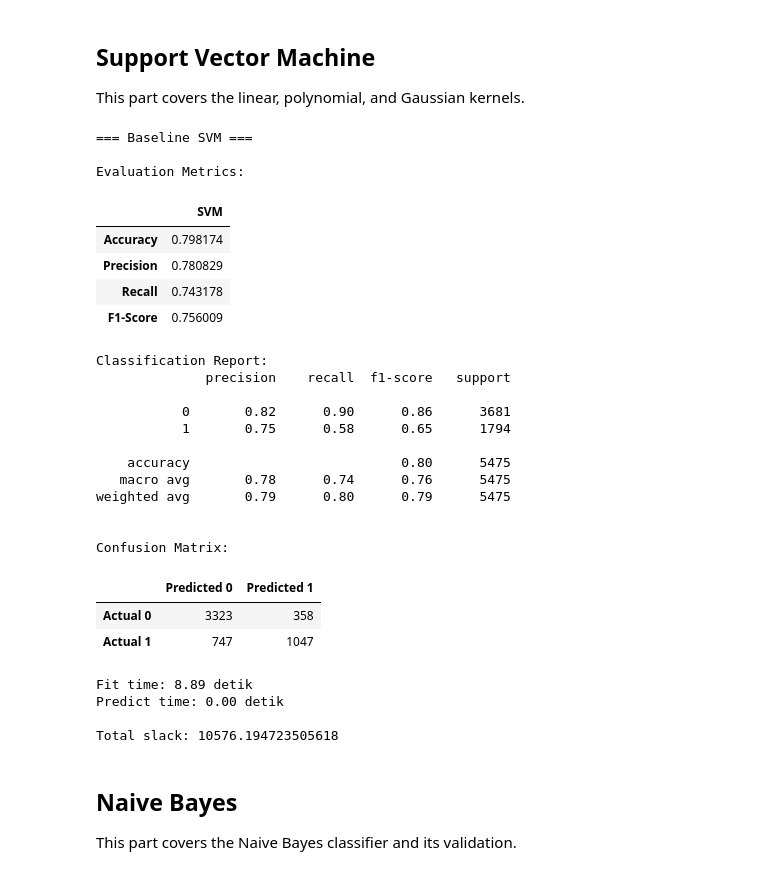
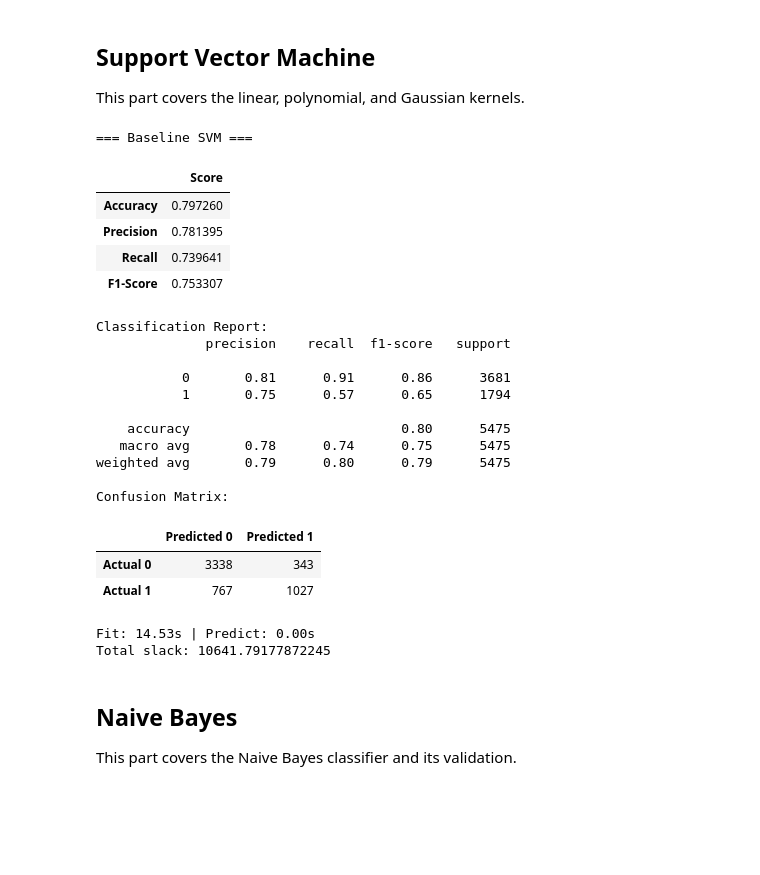
Before and after one commit to EliWidjojo/IF3170_G28_HaalinghamJayaAO3, a Jupyter notebook: notebooks/Notebook Tugas Besar 2 IF3170 Inteligensi Artifisial 2026-2027..ipynb, the cells around one changed output. Cells and saved outputs as stored; diff of their text form; code cells hidden in the pictures; blank space fills up the shorter version.

```diff
--- a/notebooks/Notebook Tugas Besar 2 IF3170 Inteligensi Artifisial 2026-2027..ipynb
+++ b/notebooks/Notebook Tugas Besar 2 IF3170 Inteligensi Artifisial 2026-2027..ipynb
@@ -1507,9 +1234,7 @@ The target is `is_canceled`. The models here are implemented from scratch, with
 model_data = {
     "KNN": (X_train_scaled, X_val_scaled, X_test_scaled),
     "CART": (X_train_unscaled, X_val_unscaled, X_test_unscaled),
-    "Logistic Regression": (
-        X_train_scaled, X_val_scaled, X_test_scaled
-    ),
+    "Logistic Regression": (X_train_scaled, X_val_scaled, X_test_scaled),
     "SVM": (X_train_scaled, X_val_scaled, X_test_scaled),
     "Naive Bayes": (X_train_nb, X_val_nb, X_test_nb)
 }
@@ -1517,32 +1242,11 @@ model_data = {
 y_train_arr = np.asarray(y_train).ravel()
 y_val_arr = np.asarray(y_val).ravel()
 
-assert len(y_train_arr) == 21898
-assert len(y_val_arr) == 5475
-
-assert set(np.unique(y_train_arr)).issubset({0, 1})
-assert set(np.unique(y_val_arr)).issubset({0, 1})
-
 for name, (train, val, test) in model_data.items():
     assert len(train) == len(y_train_arr)
     assert len(val) == len(y_val_arr)
-    assert len(test) == 6844
-
+    assert len(test) == len(X_test)
     assert train.shape[1] == val.shape[1] == test.shape[1]
 
-    if name == "Naive Bayes":
-        assert isinstance(train, pd.DataFrame)
-        assert train.columns.tolist() == val.columns.tolist()
-        assert train.columns.tolist() == test.columns.tolist()
-
-        for df in (train, val, test):
-            assert not df.isna().any().any()
-    else:
-        for matrix in (train, val, test):
-            values = np.asarray(matrix, dtype=np.float64)
-            assert np.isfinite(values).all()
-
     print(f"{name}: {train.shape} | {val.shape} | {test.shape}")
-
-print("\nSemua data modeling konsisten.")
 # %% [output]
@@ -1828,60 +1449,47 @@ Epoch yang dijalankan: 200
 
 This part covers the linear, polynomial, and Gaussian kernels.
 # %%
-
-# Support Vector Machine From Scratch - Baseline
-
-X_train_svm = np.asarray(X_train_scaled, dtype=np.float64)
-X_val_svm = np.asarray(X_val_scaled, dtype=np.float64)
-
 svm_baseline = SVM(
     kernel="linear",
     C=1.0,
     degree=3,
     gamma="scale",
     coef0=1.0,
     lr=0.01,
     epochs=50,
     max_kernel_samples=2000,
     random_state=CFG.SEED
 )
 
 svm_baseline, svm_pred, svm_metrics = evaluate_baseline(
-    "SVM",
-    svm_baseline,
-    X_train_svm,
-    X_val_svm
+    "SVM", svm_baseline,
+    X_train_scaled, X_val_scaled
 )
 
-print("\nTotal slack:", svm_baseline.slack_total)
+print("Total slack:", svm_baseline.slack_total)
 # %% [output]
 === Baseline SVM ===
-
-Evaluation Metrics:
-|  | SVM |
-| Accuracy | 0.798174 |
-| Precision | 0.780829 |
-| Recall | 0.743178 |
-| F1-Score | 0.756009 |
+|  | Score |
+| Accuracy | 0.797260 |
+| Precision | 0.781395 |
+| Recall | 0.739641 |
+| F1-Score | 0.753307 |
 Classification Report:
               precision    recall  f1-score   support
 
-           0       0.82      0.90      0.86      3681
-           1       0.75      0.58      0.65      1794
+           0       0.81      0.91      0.86      3681
+           1       0.75      0.57      0.65      1794
 
     accuracy                           0.80      5475
-   macro avg       0.78      0.74      0.76      5475
+   macro avg       0.78      0.74      0.75      5475
 weighted avg       0.79      0.80      0.79      5475
 
-
 Confusion Matrix:
 |  | Predicted 0 | Predicted 1 |
-| Actual 0 | 3323 | 358 |
-| Actual 1 | 747 | 1047 |
+| Actual 0 | 3338 | 343 |
+| Actual 1 | 767 | 1027 |
-Fit time: 8.89 detik
-Predict time: 0.00 detik
-
-Total slack: 10576.194723505618
+Fit: 14.53s | Predict: 0.00s
+Total slack: 10641.79177872245
 # %% [markdown]
 ## Naive Bayes
 
```
Also changed, not shown: parts of 65 cells of this notebook.
